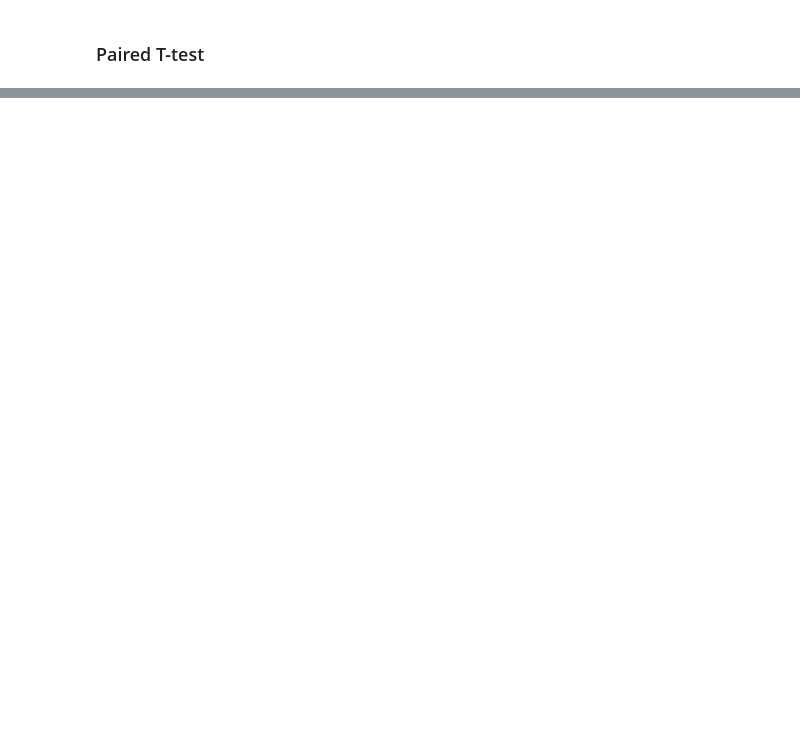
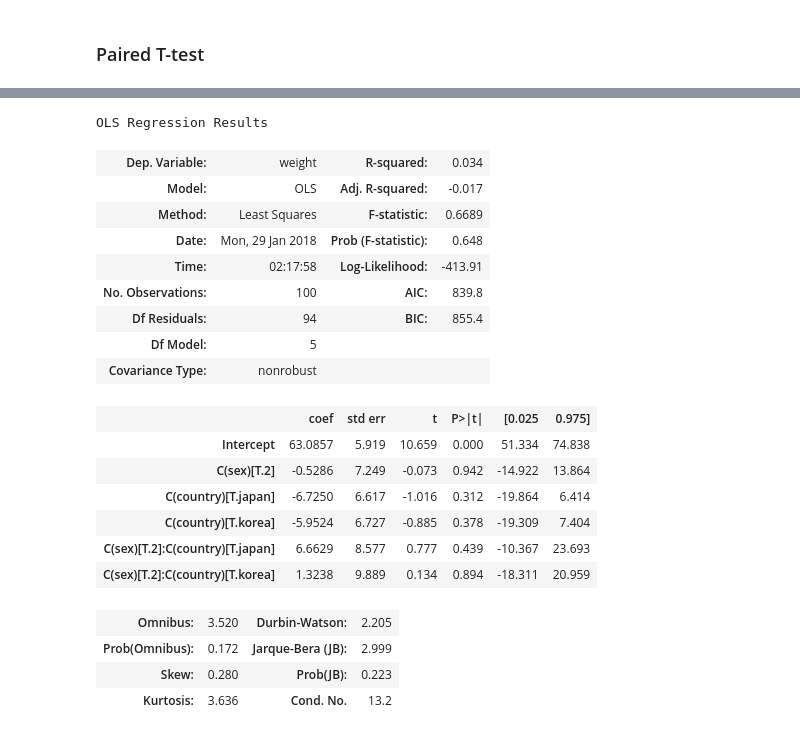
Before and after one commit to outtoin/statistics_practice, a Jupyter notebook: Statistics.ipynb, the cells around one changed output, grey strips where cells are left out. Drawn from its saved outputs; the diff is of its cells as text; code cells hidden in the pictures; blank space fills up the shorter version.

```diff
--- a/Statistics.ipynb
+++ b/Statistics.ipynb
@@ -64,0 +122,8 @@ print(np.mean(afterheights))
+# %%
+sex = pd.DataFrame([round(random.random()) + 1 for _ in range(100)], columns=['sex'])
+country = pd.DataFrame([round(random.random() * 2) for _ in range(100)], columns=['country'])
+country = country.replace({0: 'korea', 1: 'japan', 2: 'china'})
+weight = pd.DataFrame([round(60 + np.random.normal(0, 15) ,1) for _ in range(100)], columns=['weight'])
+
+data = pd.concat([sex, country, weight], axis=1)
+data.head()
@@ -64,0 +147,26 @@ print(np.mean(afterheights))
+# %%
+formula = 'weight ~ C(sex) + C(country) + C(sex):C(country)'
+model = smf.ols(formula, data).fit()
+model.summary()
+# %% [output]
+OLS Regression Results
+| Dep. Variable: | weight | R-squared: | 0.034 |
+| Model: | OLS | Adj. R-squared: | -0.017 |
+| Method: | Least Squares | F-statistic: | 0.6689 |
+| Date: | Mon, 29 Jan 2018 | Prob (F-statistic): | 0.648 |
+| Time: | 02:17:58 | Log-Likelihood: | -413.91 |
+| No. Observations: | 100 | AIC: | 839.8 |
+| Df Residuals: | 94 | BIC: | 855.4 |
+| Df Model: | 5 |  |  |
+| Covariance Type: | nonrobust |  |  |
+|  | coef | std err | t | P>|t| | [0.025 | 0.975] |
+| Intercept | 63.0857 | 5.919 | 10.659 | 0.000 | 51.334 | 74.838 |
+| C(sex)[T.2] | -0.5286 | 7.249 | -0.073 | 0.942 | -14.922 | 13.864 |
+| C(country)[T.japan] | -6.7250 | 6.617 | -1.016 | 0.312 | -19.864 | 6.414 |
+| C(country)[T.korea] | -5.9524 | 6.727 | -0.885 | 0.378 | -19.309 | 7.404 |
+| C(sex)[T.2]:C(country)[T.japan] | 6.6629 | 8.577 | 0.777 | 0.439 | -10.367 | 23.693 |
+| C(sex)[T.2]:C(country)[T.korea] | 1.3238 | 9.889 | 0.134 | 0.894 | -18.311 | 20.959 |
+| Omnibus: | 3.520 | Durbin-Watson: | 2.205 |
+| Prob(Omnibus): | 0.172 | Jarque-Bera (JB): | 2.999 |
+| Skew: | 0.280 | Prob(JB): | 0.223 |
+| Kurtosis: | 3.636 | Cond. No. | 13.2 |
```
Also changed, not shown: parts of 20 cells of this notebook.
